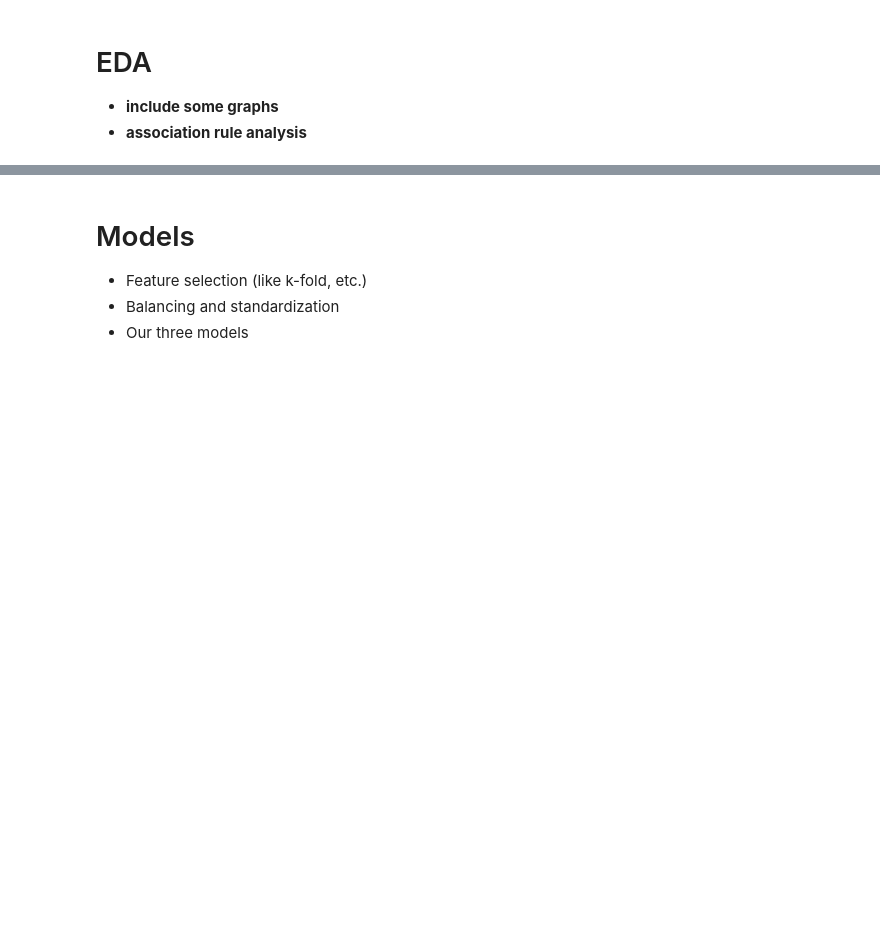
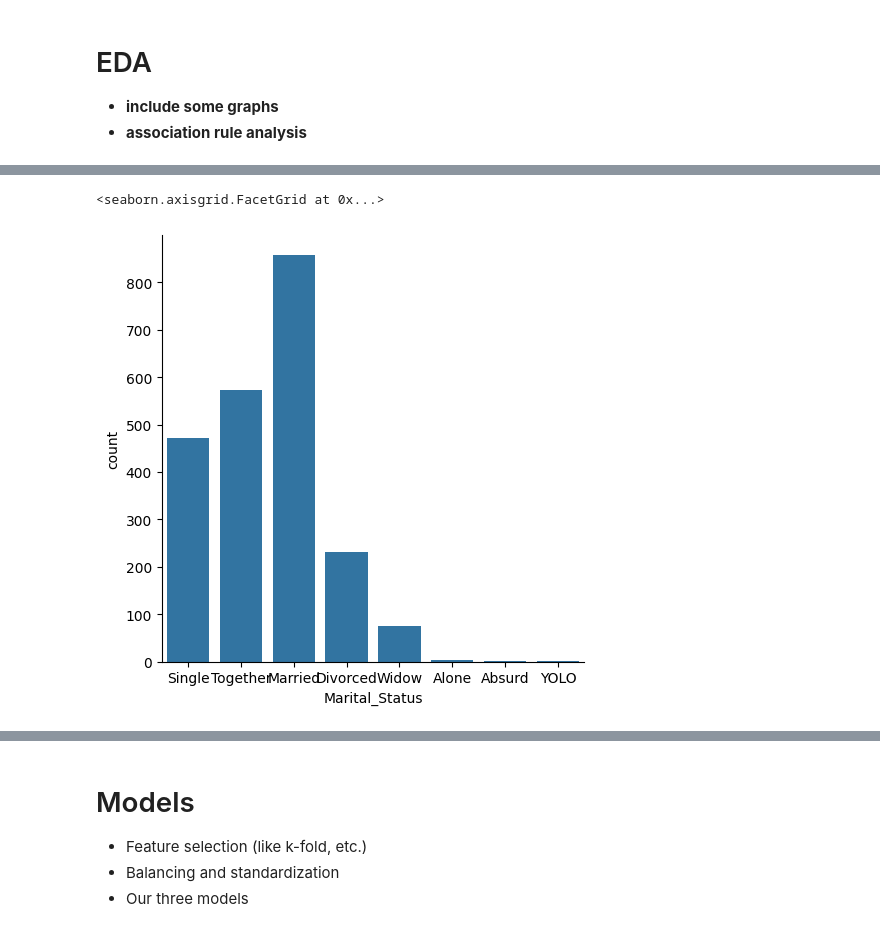
Before and after one commit to kimvkemenade/DM_team16, a Jupyter notebook: DM_Assignment_2.ipynb, the cells around one changed output, grey strips where cells are left out. Drawn from its saved outputs; the diff is of its cells as text; code cells hidden in the pictures; blank space fills up the shorter version.

```diff
--- a/DM_Assignment_2.ipynb
+++ b/DM_Assignment_2.ipynb
@@ -228,0 +271,5 @@ There is a significant bias in the data, if we want to predict this we need to d
+# %%
+sns.catplot(data=marketing_df, x="Marital_Status", kind="count",)
+# %% [output]
+<seaborn.axisgrid.FacetGrid at 0x...>
+[figure, added]
```
Also changed, not shown: parts of 33 cells of this notebook.
